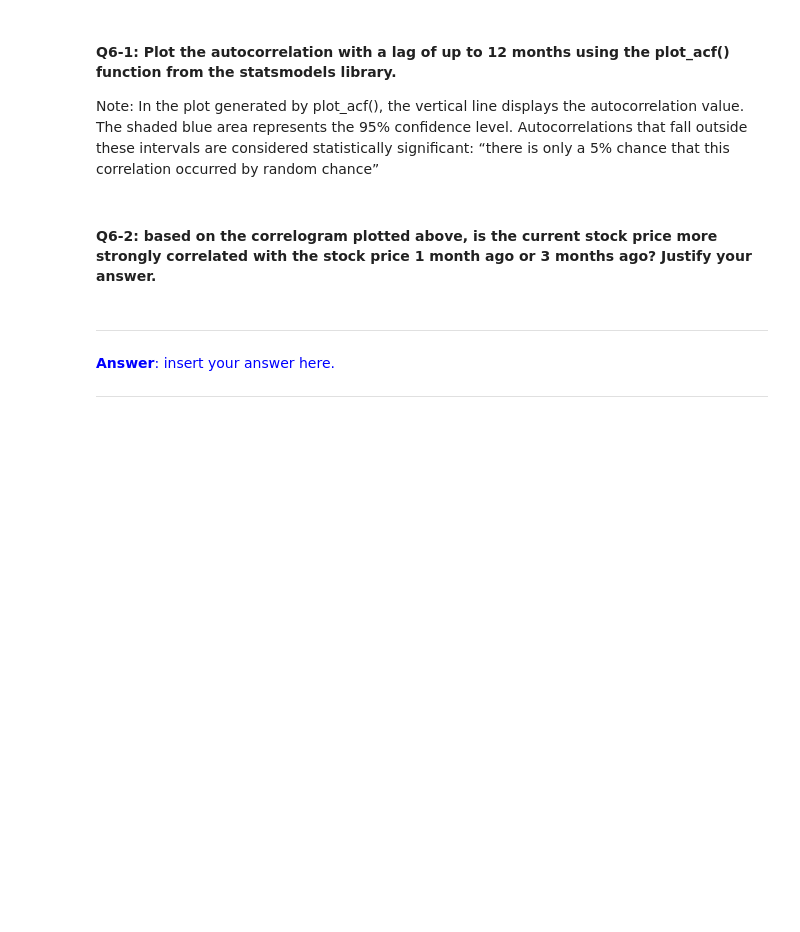
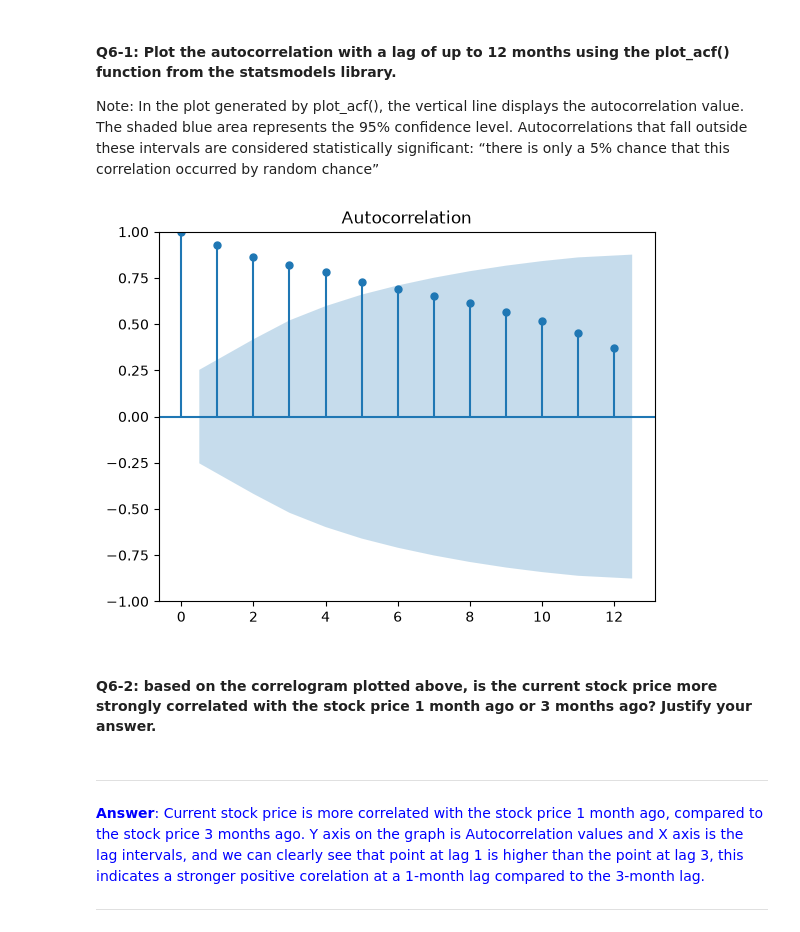
Before and after one commit to chikooooo/Statistics, a Jupyter notebook: Lab 2/TP2_Linear_Correlation.ipynb, the cells around one changed output. Saved outputs shown, nothing was run; the diff lists cells and outputs as text; code cells hidden in the pictures; blank space fills up the shorter version.

```diff
--- a/Lab 2/TP2_Linear_Correlation.ipynb
+++ b/Lab 2/TP2_Linear_Correlation.ipynb
@@ -547,13 +607,17 @@ plt.show()
 Note: In the plot generated by plot_acf(), the vertical line displays the autocorrelation value. The shaded blue area represents the 95% confidence level. Autocorrelations that fall outside these intervals are considered statistically significant: “there is only a 5% chance that this correlation occurred by random chance”
 # %%
 # insert your code here
+plot_acf(amazon_close_price, lags=12)
+plt.show()
+# %% [output]
+[figure, added]
 # %% [markdown]
 #### **Q6-2**: based on the correlogram plotted above, is the current stock price more strongly correlated with the stock price 1 month ago or 3 months ago? Justify your answer.
 # %% [markdown]
 ----
 <div style="color:blue">
 
-**Answer**: insert your answer here.
+**Answer**: Current stock price is more correlated with the stock price 1 month ago, compared to the stock price 3 months ago. Y axis on the graph is Autocorrelation values and X axis is the lag intervals, and we can clearly see that point at lag 1 is higher than the point at lag 3, this indicates a stronger positive corelation at a 1-month lag compared to the 3-month lag.
 
 </div>
 
```
Also changed, not shown: parts of 11 cells of this notebook, 1 other file.
